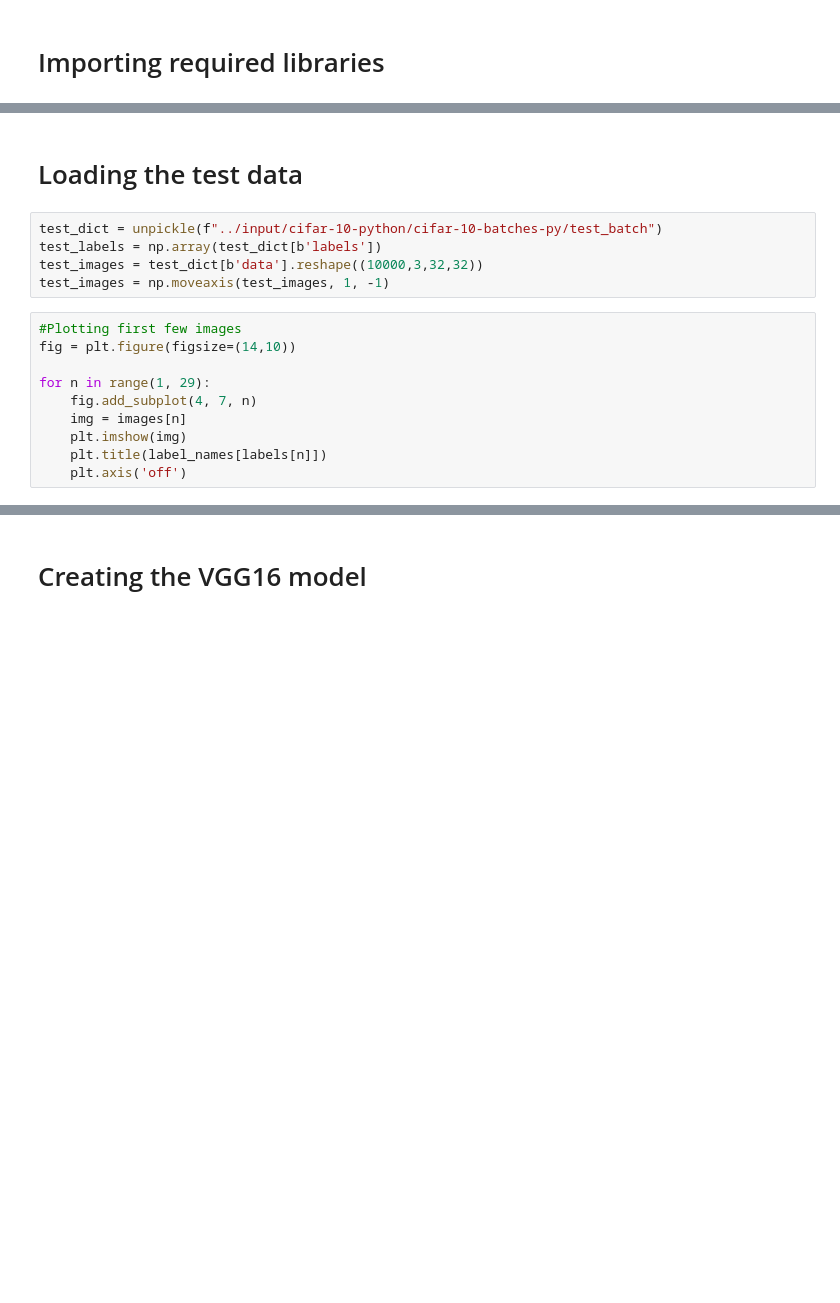
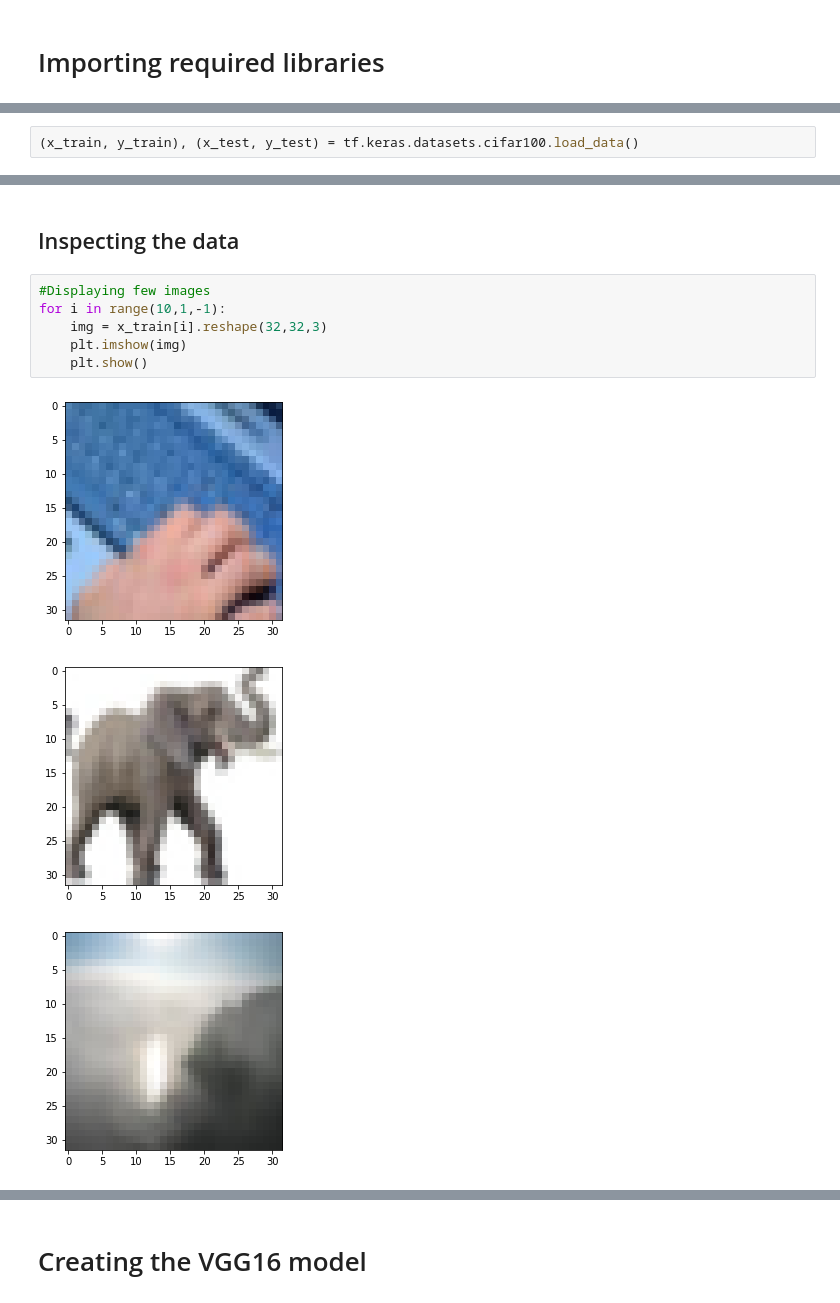
Before and after one commit to nupursjsu/Deep-Learning, a Jupyter notebook: Graded_Assignment4/VGG16_Keras.ipynb, the cells around one changed output, grey strips where cells are left out. Drawn from its saved outputs; the diff is of its cells as text; blank space fills up the shorter version.

```diff
--- a/Graded_Assignment4/VGG16_Keras.ipynb
+++ b/Graded_Assignment4/VGG16_Keras.ipynb
@@ -39,0 +27,2 @@ imgs = np.concatenate(batch_imgs, axis=0)
+# %%
+(x_train, y_train), (x_test, y_test) = tf.keras.datasets.cifar100.load_data()
@@ -40,17 +32,12 @@ imgs = np.concatenate(batch_imgs, axis=0)
 # %% [markdown]
-# Loading the test data
+## Inspecting the data
-# %%
-test_dict = unpickle(f"../input/cifar-10-python/cifar-10-batches-py/test_batch")
-test_labels = np.array(test_dict[b'labels'])
-test_images = test_dict[b'data'].reshape((10000,3,32,32))
-test_images = np.moveaxis(test_images, 1, -1)
-# %%
-#Plotting first few images
-fig = plt.figure(figsize=(14,10))
-
-for n in range(1, 29):
-    fig.add_subplot(4, 7, n)
-    img = images[n]
-    plt.imshow(img)
-    plt.title(label_names[labels[n]])
-    plt.axis('off')
+# %%
+#Displaying few images
+for i in range(10,1,-1):
+    img = x_train[i].reshape(32,32,3)
+    plt.imshow(img)
+    plt.show()
+# %% [output]
+[figure, added]
+[figure, added]
+[figure, added]
```
Also changed, not shown: parts of 30 cells of this notebook.
